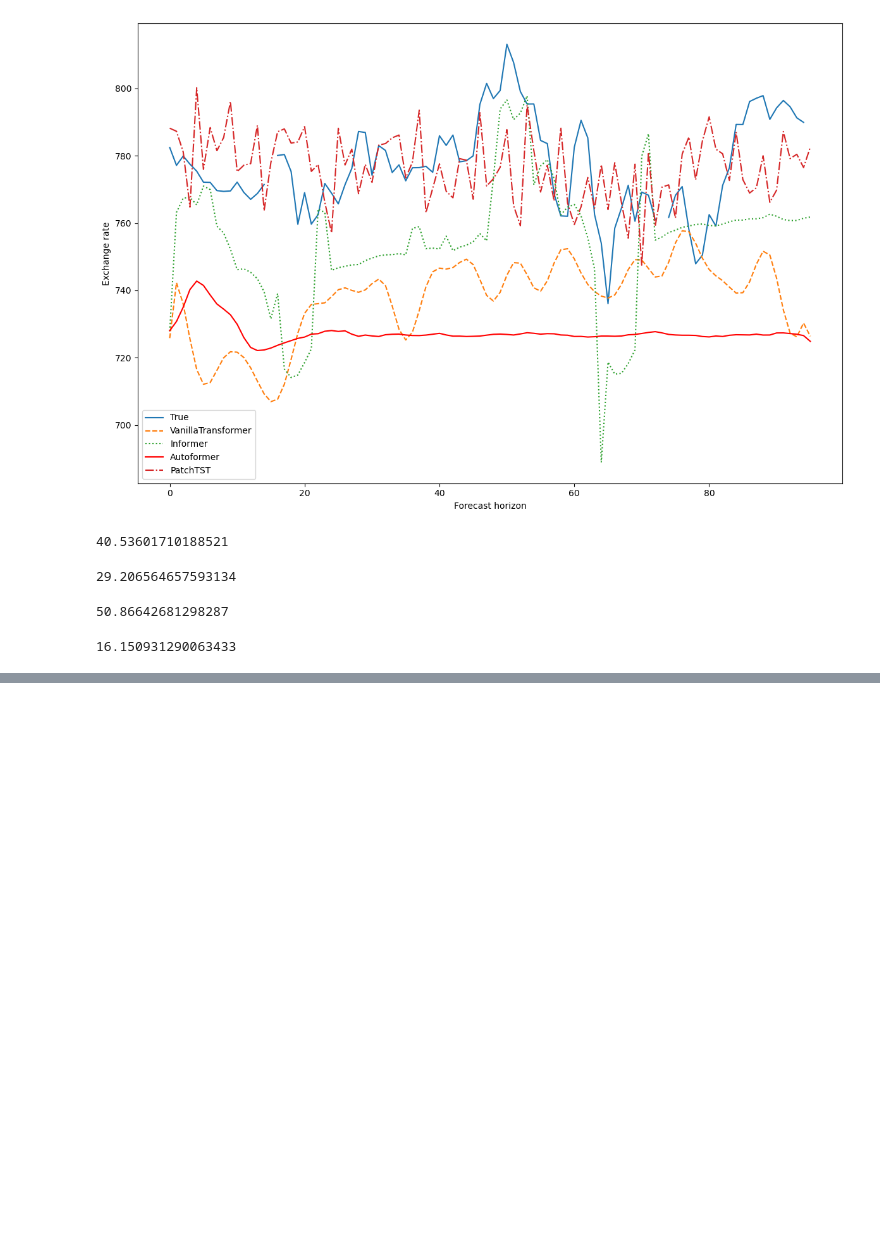
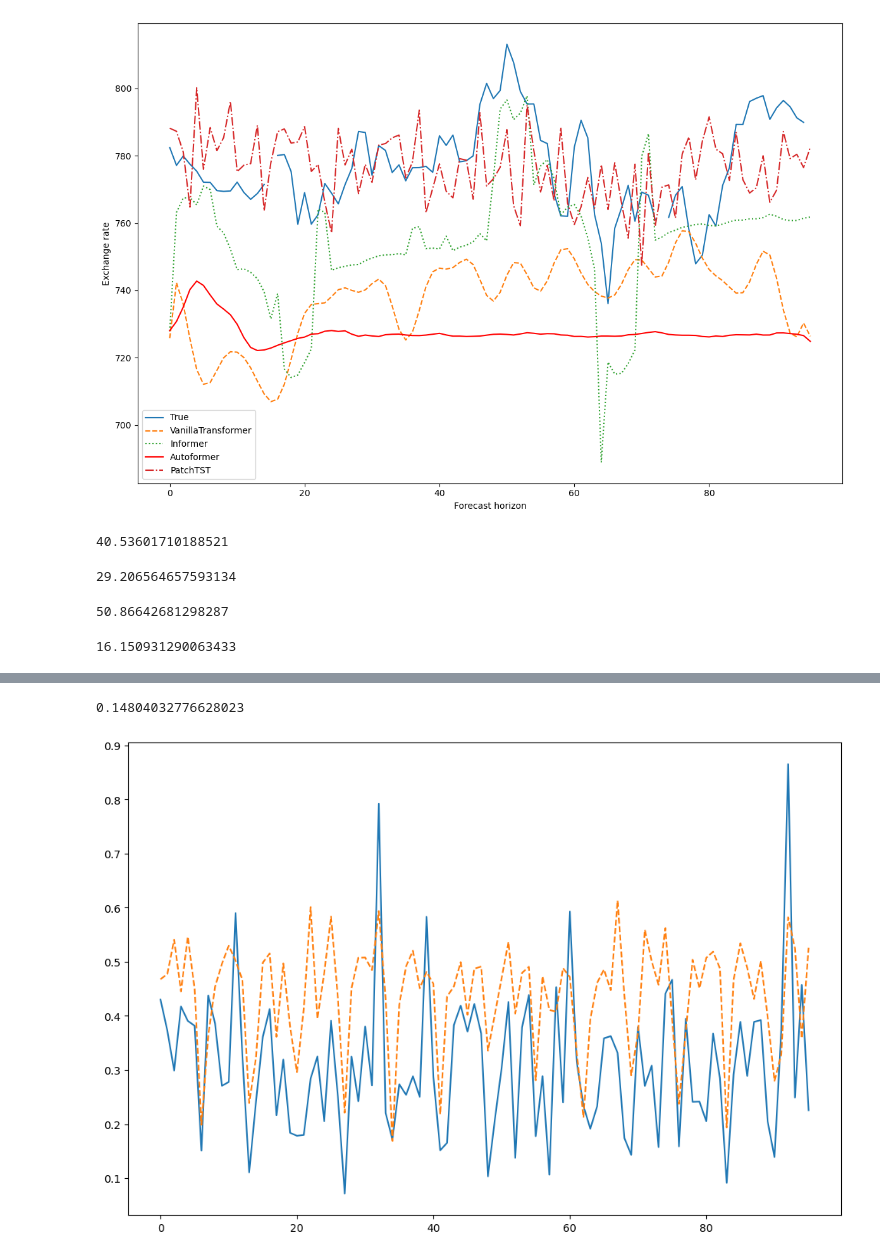
Before and after one commit to lomvix/time-series-study, a Jupyter notebook: Neuralforecast_example.ipynb, the cells around one changed output, grey strips where cells are left out. Drawn from its saved outputs; the diff is of its cells as text; code cells hidden in the pictures; blank space fills up the shorter version.

```diff
--- a/Neuralforecast_example.ipynb
+++ b/Neuralforecast_example.ipynb
@@ -164,0 +214,16 @@ rmse(Y_hat_df["PatchTST"],Y_hat_df["y"])
+# %%
+y_true = yp['y'].values
+y_pred_FEDformer = yp['PatchTST'].values
+n_series = len(df['unique_id'].unique())
+y_true = y_true.reshape(n_series, -1, horizon)
+y_pred_FEDformer = y_pred_FEDformer.reshape(n_series, -1, horizon)
+plt.close()
+fig, ax = plt.subplots(figsize=(12,8))
+
+ax.plot(y_true[0, 0, :], label='True')
+ax.plot(y_pred_FEDformer[0, 0, :], label='TFT', ls='--')
+
+print(rmse(yp["PatchTST"],yp["y"]))
+# %% [output]
+0.14804032776628023
+[figure, added]
```
Also changed, not shown: parts of 16 cells of this notebook.
